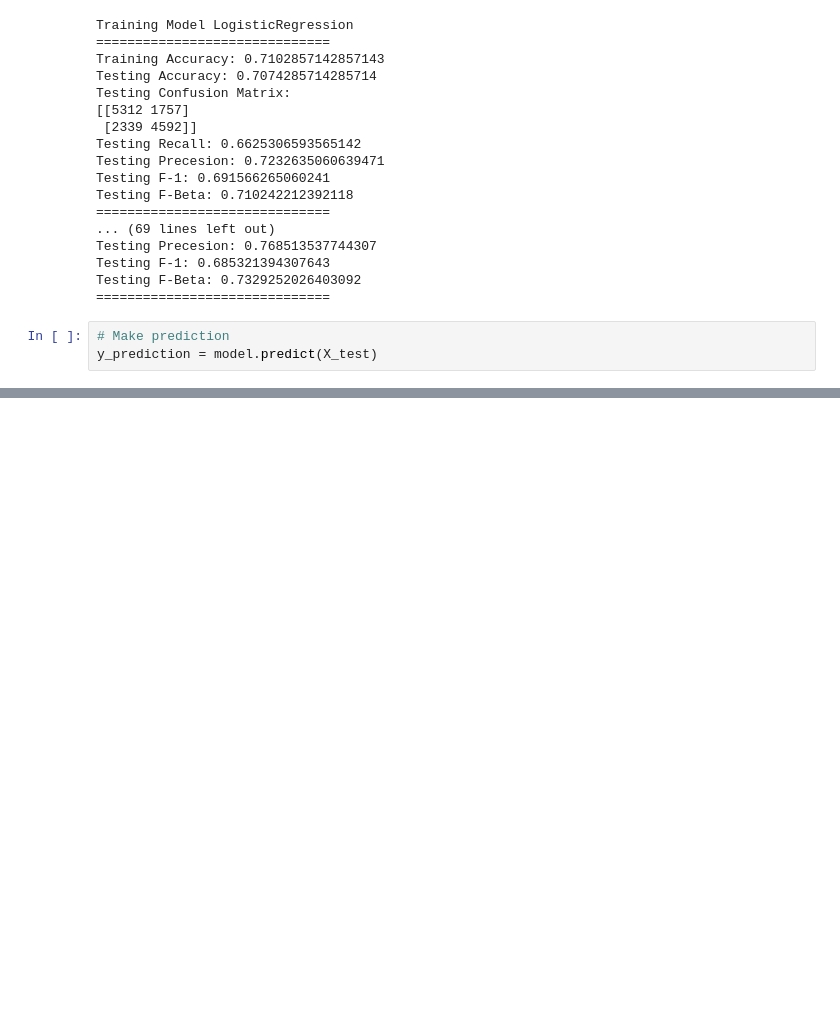
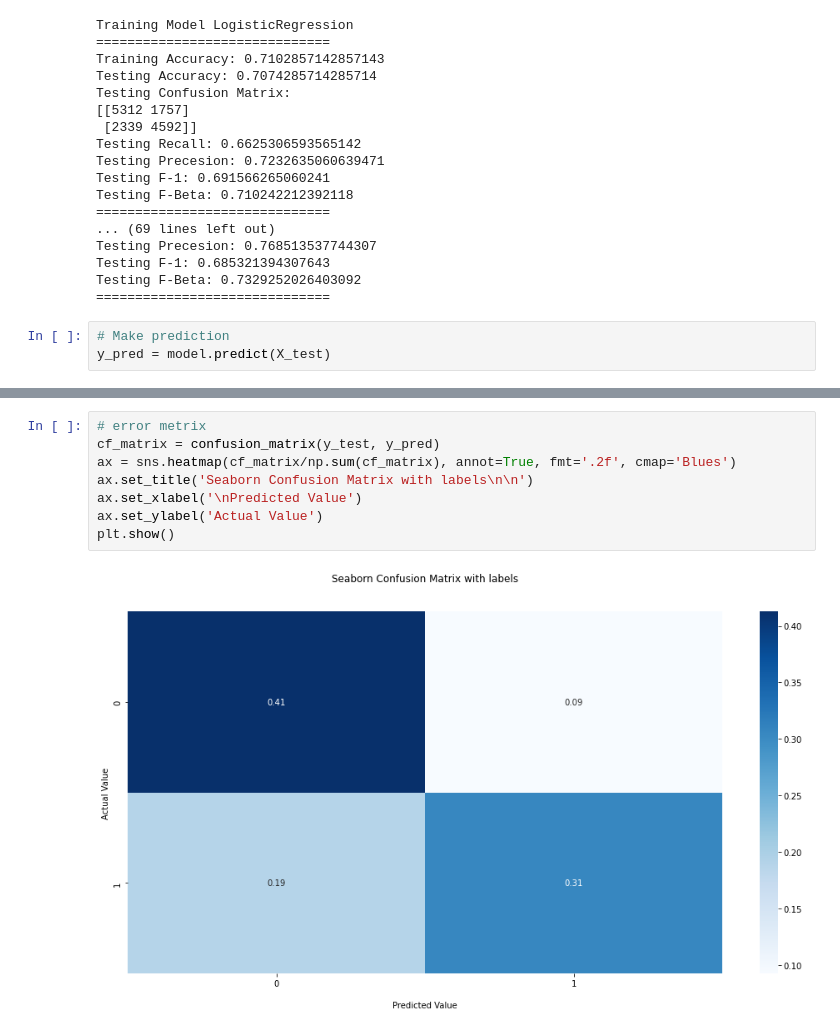
Before and after one commit to RamicAmir/Grupp2-Machine-Learning, a Jupyter notebook: cardiovascular_diagnosis.ipynb, the cells around one changed output, grey strips where cells are left out. Drawn from its saved outputs; the diff is of its cells as text; blank space fills up the shorter version.

Commit message:
Added prediction

```diff
--- a/cardiovascular_diagnosis.ipynb
+++ b/cardiovascular_diagnosis.ipynb
@@ -541,5 +541,5 @@ Testing F-Beta: 0.7329252026403092
 ==============================
 # %%
 # Make prediction
-y_prediction = model.predict(X_test)
+y_pred = model.predict(X_test)
 # %%
@@ -560,0 +569,10 @@ pd.DataFrame(y_prediction)
+# %%
+# error metrix
+cf_matrix = confusion_matrix(y_test, y_pred)
+ax = sns.heatmap(cf_matrix/np.sum(cf_matrix), annot=True, fmt='.2f', cmap='Blues')
+ax.set_title('Seaborn Confusion Matrix with labels\n\n')
+ax.set_xlabel('\nPredicted Value')
+ax.set_ylabel('Actual Value')
+plt.show()
+# %% [output]
+[figure, added]
```
Also changed, not shown: parts of 2 cells of this notebook.
